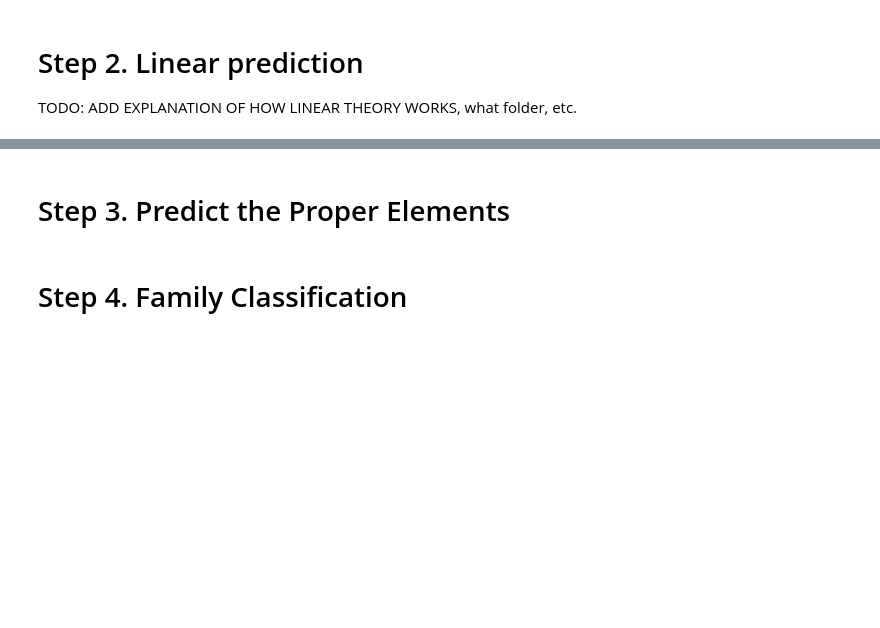
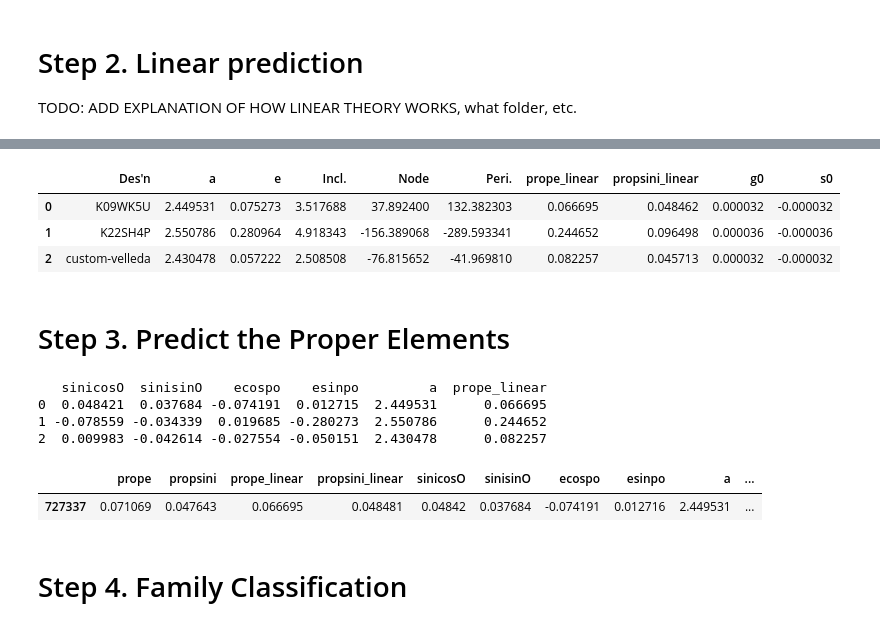
Before and after one commit to YangShen31/proper_elements_prediction, a Jupyter notebook: full_pipeline.ipynb, the cells around one changed output, grey strips where cells are left out. Cells and saved outputs as stored; diff of their text form; code cells hidden in the pictures; blank space fills up the shorter version.

```diff
--- a/full_pipeline.ipynb
+++ b/full_pipeline.ipynb
@@ -199,3 +272,10 @@ merged_df['s0'] = s0_list
+# %%
+merged_df
+# %% [output]
+|  | Des'n | a | e | Incl. | Node | Peri. | prope_linear | propsini_linear | g0 | s0 |
+| 0 | K09WK5U | 2.449531 | 0.075273 | 3.517688 | 37.892400 | 132.382303 | 0.066695 | 0.048462 | 0.000032 | -0.000032 |
+| 1 | K22SH4P | 2.550786 | 0.280964 | 4.918343 | -156.389068 | -289.593341 | 0.244652 | 0.096498 | 0.000036 | -0.000036 |
+| 2 | custom-velleda | 2.430478 | 0.057222 | 2.508508 | -76.815652 | -41.969810 | 0.082257 | 0.045713 | 0.000032 | -0.000032 |
 # %% [markdown]
 # Step 3. Predict the Proper Elements
 # %%
@@ -229,0 +307,7 @@ merged_df["pred_sini"] = np.sin(merged_df["Incl."]) + delsini
+# %%
+print(merged_df[features_e])
+# %% [output]
+   sinicosO  sinisinO    ecospo    esinpo         a  prope_linear
+0  0.048421  0.037684 -0.074191  0.012715  2.449531      0.066695
+1 -0.078559 -0.034339  0.019685 -0.280273  2.550786      0.244652
+2  0.009983 -0.042614 -0.027554 -0.050151  2.430478      0.082257
@@ -230,3 +316,8 @@ merged_df["pred_sini"] = np.sin(merged_df["Incl."]) + delsini
+# %%
+df_test[df_test["Des'n"] == 'K09WK5U'][["prope", "propsini", "prope_linear", "propsini_linear"] + features_e]
+# %% [output]
+|  | prope | propsini | prope_linear | propsini_linear | sinicosO | sinisinO | ecospo | esinpo | a | ... |
+| 727337 | 0.071069 | 0.047643 | 0.066695 | 0.048481 | 0.04842 | 0.037684 | -0.074191 | 0.012716 | 2.449531 | ... |
 # %% [markdown]
 # Step 4. Family Classification
 # %% [markdown]
```
Also changed, not shown: parts of 12 cells of this notebook.
